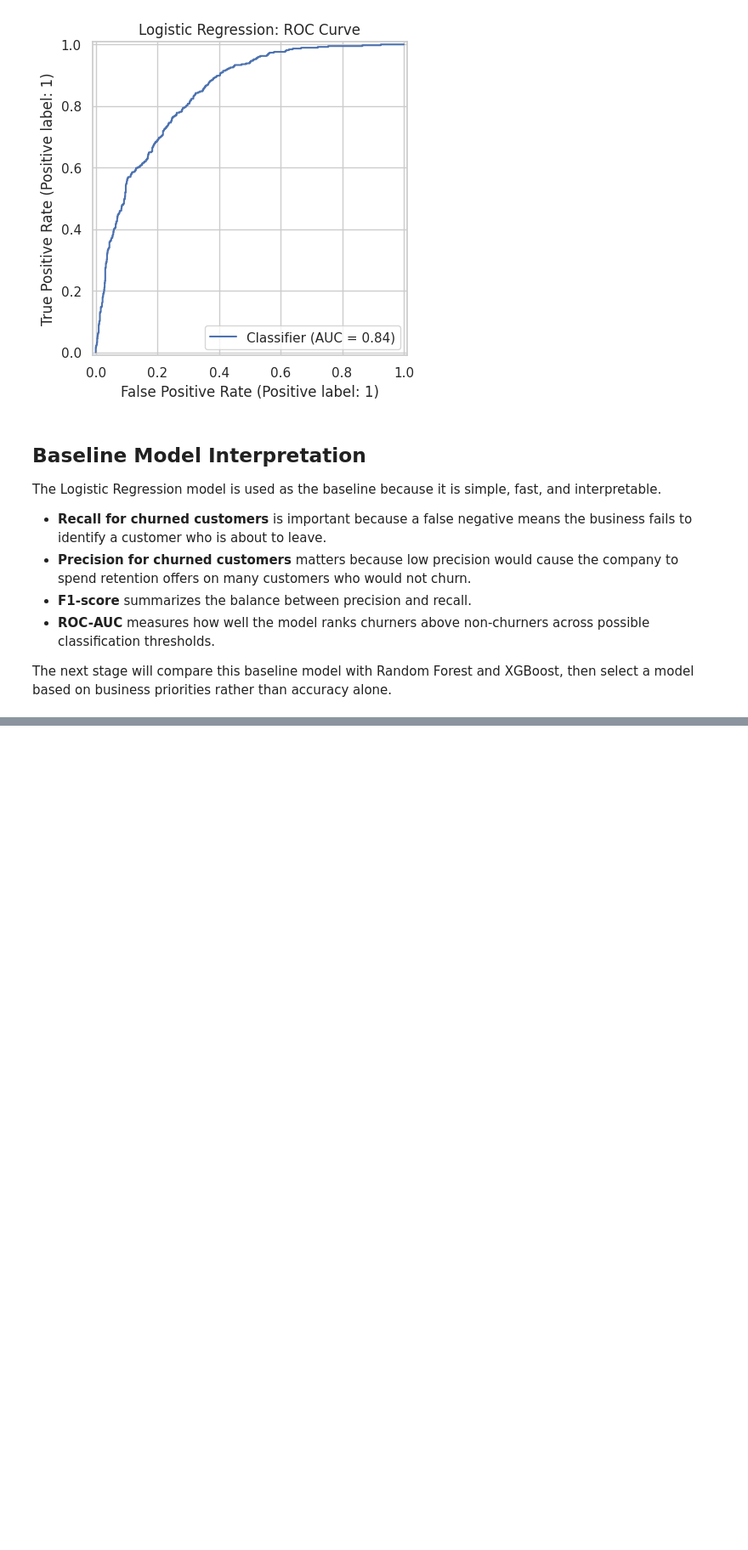
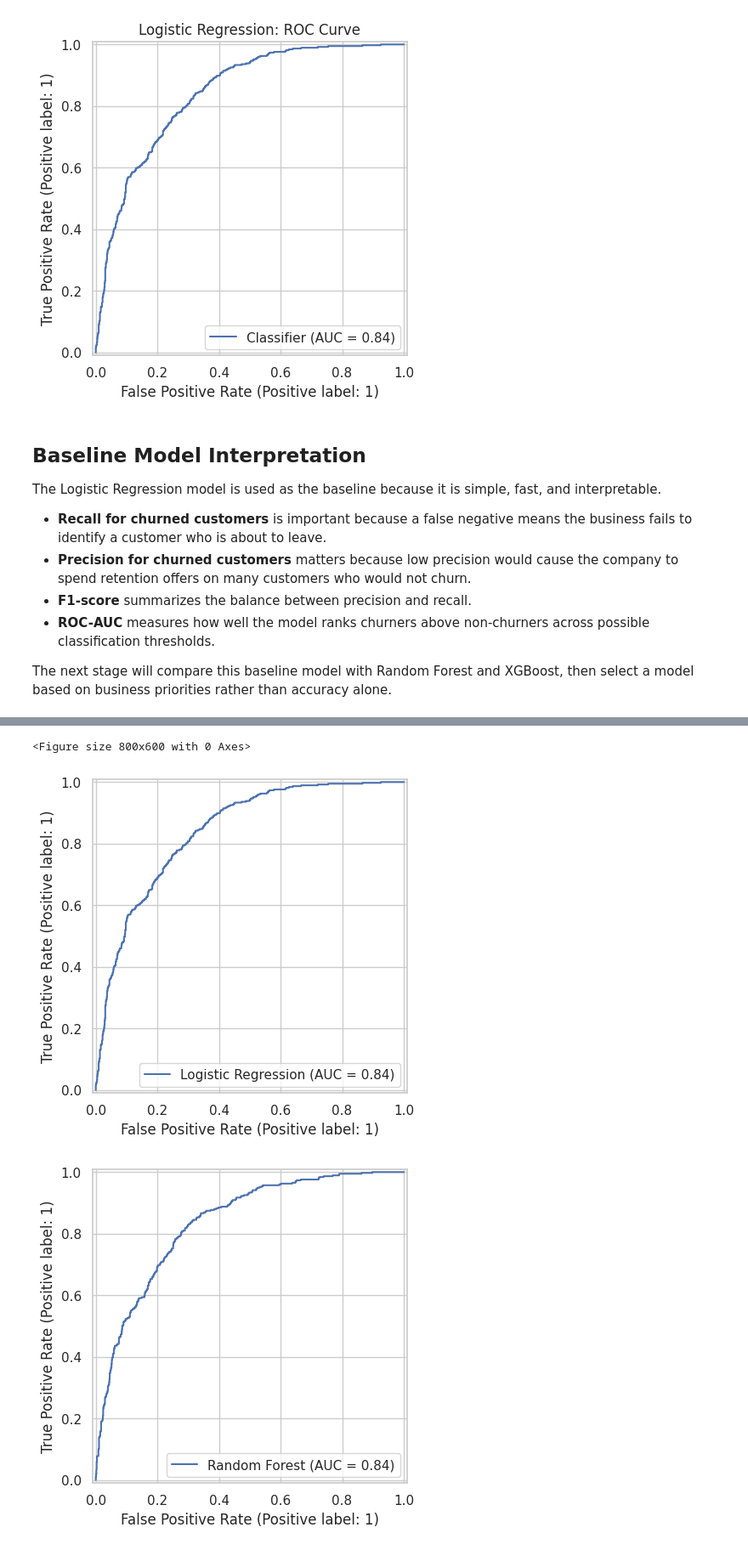
Before and after one commit to Sambuddha10/telco-churn-prediction, a Jupyter notebook: notebooks/01_eda_and_data_cleaning.ipynb, the cells around one changed output, grey strips where cells are left out. Shown at 85% size. Cells and saved outputs as stored; diff of their text form; code cells hidden in the pictures; blank space fills up the shorter version.

```diff
--- a/notebooks/01_eda_and_data_cleaning.ipynb
+++ b/notebooks/01_eda_and_data_cleaning.ipynb
@@ -600,0 +747,28 @@ The next stage will compare this baseline model with Random Forest and XGBoost,
+# %%
+plt.figure(figsize=(8, 6))
+
+RocCurveDisplay.from_predictions(
+    y_test,
+    y_prob,
+    name="Logistic Regression"
+)
+
+RocCurveDisplay.from_predictions(
+    y_test,
+    rf_prob,
+    name="Random Forest"
+)
+
+RocCurveDisplay.from_predictions(
+    y_test,
+    xgb_prob,
+    name="XGBoost"
+)
+
+plt.plot([0, 1], [0, 1], linestyle="--", color="gray")
+plt.title("ROC Curve Comparison")
+plt.show()
+# %% [output]
+<Figure size 800x600 with 0 Axes>
+[figure, added]
+[figure, added]
```
Also changed, not shown: parts of 12 cells of this notebook.
